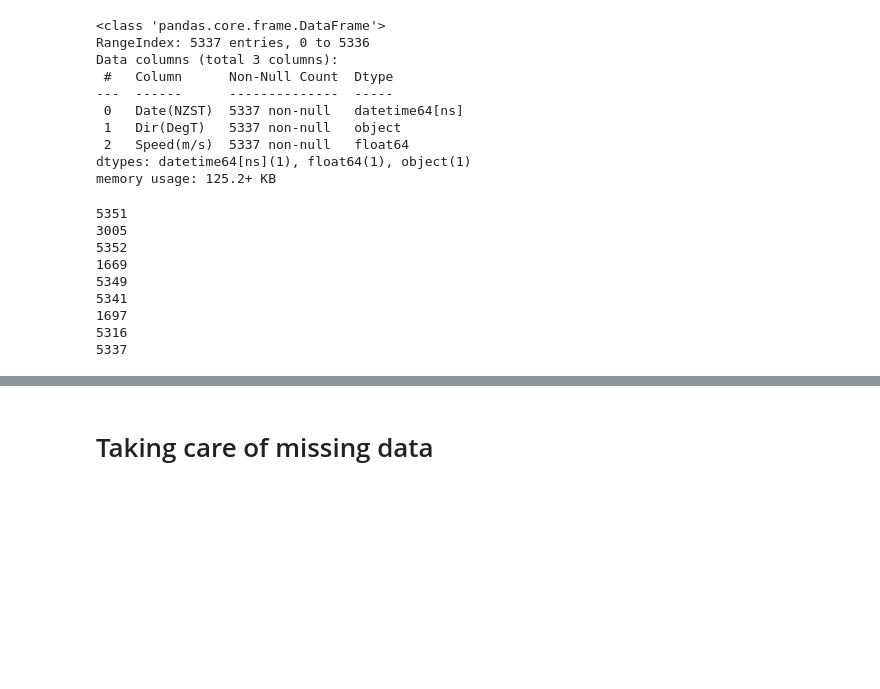
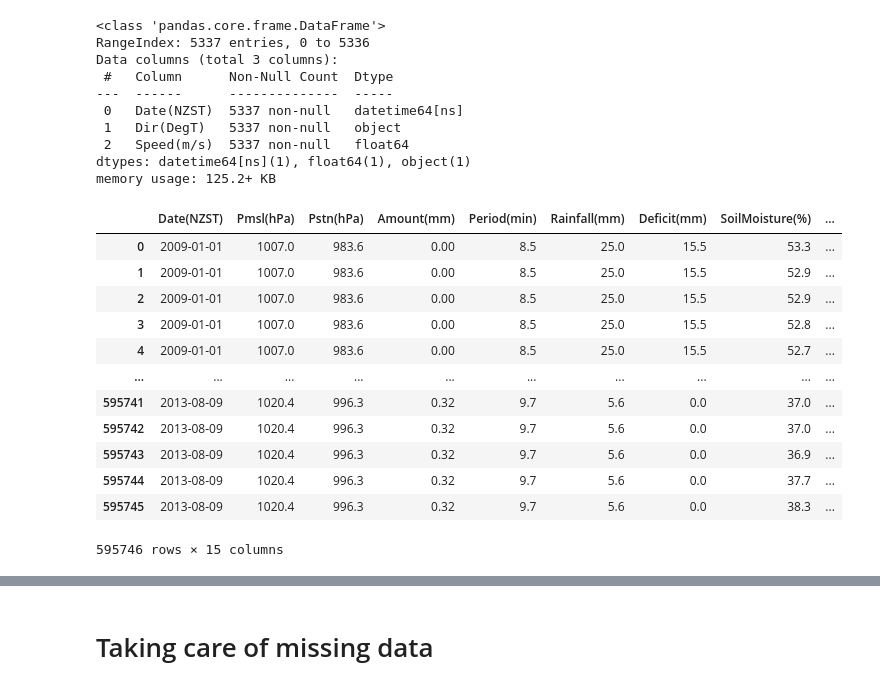
Before and after one commit to YingCG/research-weather-forecast, a Jupyter notebook: data/data-visualization/preprocessingNiwaData.ipynb, the cells around one changed output, grey strips where cells are left out. Cells and saved outputs as stored; diff of their text form; code cells hidden in the pictures; blank space fills up the shorter version.

```diff
--- a/data/data-visualization/preprocessingNiwaData.ipynb
+++ b/data/data-visualization/preprocessingNiwaData.ipynb
@@ -360,22 +369,31 @@ Data columns (total 3 columns):
  2   Speed(m/s)  5337 non-null   float64
 dtypes: datetime64[ns](1), float64(1), object(1)
 memory usage: 125.2+ KB
-# %%
-# List of DataFrames to merge
-data_frames = [pressure, breakpoint, raindaily, soilMoisture, sunshine, surfacewind, temperature, temperatureScreenObservation, windMaxgust]
-
-# Merge the data
-niwaData = pd.merge(data_frames[0], data_frames[1], on='Date(NZST)', how='inner')
-
-for df in data_frames:
-    print(df['Date(NZST)'].nunique())
-# %% [output]
-5351
-3005
-5352
-1669
-5349
-5341
-1697
-5316
-5337
+# %%
+# List of DataFrames to merge
+data_frames = [pressure, breakpoint, raindaily, soilMoisture, sunshine, surfacewind, temperature, temperatureScreenObservation, windMaxgust]
+
+# Merge the data
+niwaData = pressure.merge(breakpoint, on='Date(NZST)')
+niwaData = niwaData.merge(raindaily, on='Date(NZST)')
+niwaData = niwaData.merge(soilMoisture, on='Date(NZST)')
+niwaData = niwaData.merge(sunshine, on='Date(NZST)')
+niwaData = niwaData.merge(surfacewind, on='Date(NZST)')
+# niwaData = niwaData.merge(temperature, on='Date(NZST)')
+# niwaData = niwaData.merge(temperatureScreenObservation, on='Date(NZST)')
+niwaData = niwaData.merge(windMaxgust, on='Date(NZST)')
+niwaData
+# %% [output]
+|  | Date(NZST) | Pmsl(hPa) | Pstn(hPa) | Amount(mm) | Period(min) | Rainfall(mm) | Deficit(mm) | SoilMoisture(%) | ... |
+| 0 | 2009-01-01 | 1007.0 | 983.6 | 0.00 | 8.5 | 25.0 | 15.5 | 53.3 | ... |
+| 1 | 2009-01-01 | 1007.0 | 983.6 | 0.00 | 8.5 | 25.0 | 15.5 | 52.9 | ... |
+| 2 | 2009-01-01 | 1007.0 | 983.6 | 0.00 | 8.5 | 25.0 | 15.5 | 52.9 | ... |
+| 3 | 2009-01-01 | 1007.0 | 983.6 | 0.00 | 8.5 | 25.0 | 15.5 | 52.8 | ... |
+| 4 | 2009-01-01 | 1007.0 | 983.6 | 0.00 | 8.5 | 25.0 | 15.5 | 52.7 | ... |
+| ... | ... | ... | ... | ... | ... | ... | ... | ... | ... |
+| 595741 | 2013-08-09 | 1020.4 | 996.3 | 0.32 | 9.7 | 5.6 | 0.0 | 37.0 | ... |
+| 595742 | 2013-08-09 | 1020.4 | 996.3 | 0.32 | 9.7 | 5.6 | 0.0 | 37.0 | ... |
+| 595743 | 2013-08-09 | 1020.4 | 996.3 | 0.32 | 9.7 | 5.6 | 0.0 | 36.9 | ... |
+| 595744 | 2013-08-09 | 1020.4 | 996.3 | 0.32 | 9.7 | 5.6 | 0.0 | 37.7 | ... |
+| 595745 | 2013-08-09 | 1020.4 | 996.3 | 0.32 | 9.7 | 5.6 | 0.0 | 38.3 | ... |
+595746 rows × 15 columns
```
Also changed, not shown: parts of 14 cells of this notebook.
